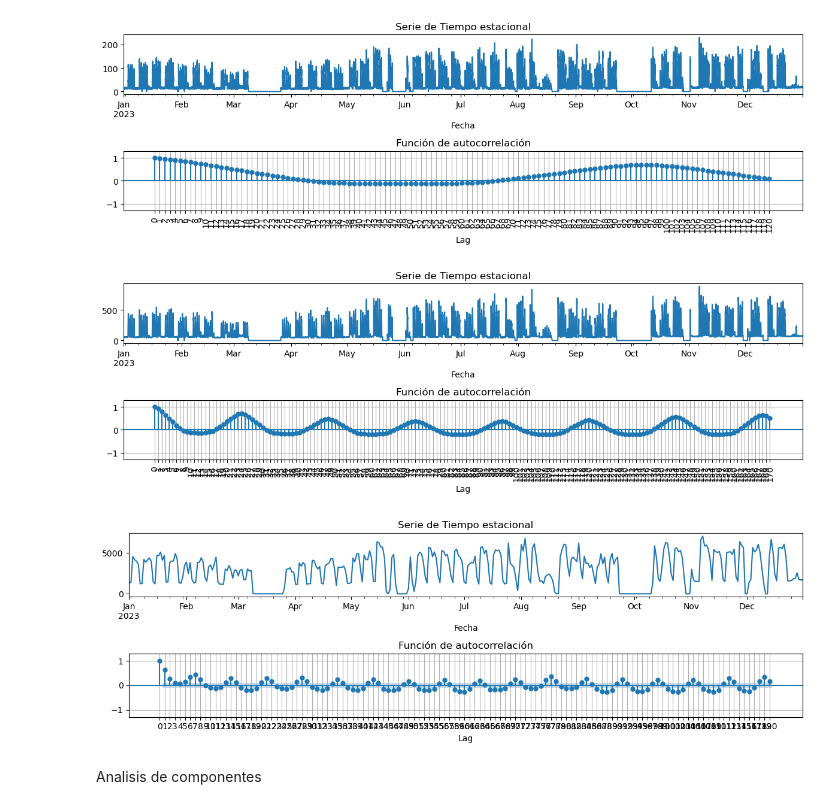
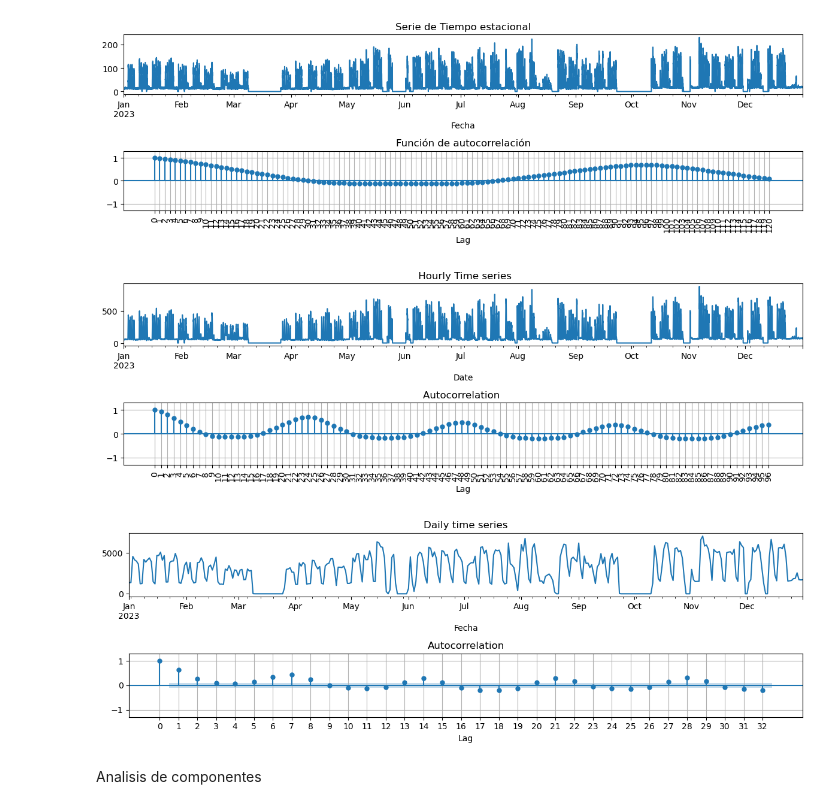
Before and after one commit to kesant/lightweight_clustered_energy_forecasts, a Jupyter notebook: notebooks/11A/1.0_kjst_Exploratory_data_analisys.ipynb, the cells around one changed output. Drawn from its saved outputs; the diff is of its cells as text; code cells hidden in the pictures.

```diff
--- a/notebooks/11A/1.0_kjst_Exploratory_data_analisys.ipynb
+++ b/notebooks/11A/1.0_kjst_Exploratory_data_analisys.ipynb
@@ -263,30 +263,30 @@ fig.tight_layout()
 # %%
 building_11a_hora_sum = building_11a.resample('h').sum()
 
 # Gráfico serie estacional
 fig, ax = plt.subplots(2,1, figsize=(12,4))
 
 # Serie de tiempo
 building_11a_hora_sum['kwh'].plot(ax=ax[0])
-ax[0].set_xlabel('Fecha')
-ax[0].set_title('Serie de Tiempo estacional')
+ax[0].set_xlabel('Date')
+ax[0].set_title(' Hourly Time series')
 
 # Gráfico función de autocorrelación
-LAGS =170
+LAGS =96
 tsaplots.plot_acf(building_11a_hora_sum['kwh'].to_numpy(),
                   adjusted=True,
                   alpha=0.05, # Intervalo de confianza del 95%
                   lags = LAGS, ax = ax[1], bartlett_confint = False);
 ax[1].set_xlabel('Lag')
 ax[1].set_xticks(range(0,LAGS+1))
-ax[1].set_title('Función de autocorrelación')
+ax[1].set_title('Autocorrelation ')
 ax[1].set_ylim([-1.3,1.3])
 ax[1].grid()
 plt.xticks(rotation=90)
 
 fig.tight_layout()
 # %% [output]
-[figure, old version]
+[figure, new version]
 # %%
 building_11a_diaria_sum = building_11a.resample('D').sum()
 
@@ -296,22 +296,22 @@ fig, ax = plt.subplots(2,1, figsize=(12,4))
 # Serie de tiempo
 building_11a_diaria_sum['kwh'].plot(ax=ax[0])
 ax[0].set_xlabel('Fecha')
-ax[0].set_title('Serie de Tiempo estacional')
+ax[0].set_title('Daily time series')
 
 # Gráfico función de autocorrelación
-LAGS = 120
+LAGS = 32
 tsaplots.plot_acf(building_11a_diaria_sum['kwh'].to_numpy(),
                   adjusted=True,
                   alpha=0.05, # Intervalo de confianza del 95%
                   lags = LAGS, ax = ax[1], bartlett_confint = False);
 ax[1].set_xlabel('Lag')
 ax[1].set_xticks(range(0,LAGS+1))
-ax[1].set_title('Función de autocorrelación')
+ax[1].set_title('Autocorrelation')
 ax[1].set_ylim([-1.3,1.3])
 ax[1].grid()
 fig.tight_layout()
 # %% [output]
-[figure, old version]
+[figure, new version]
 # %% [markdown]
 Analisis de componentes
 # %%
```
Also changed, not shown: parts of 4 cells of this notebook, 6 other files.
